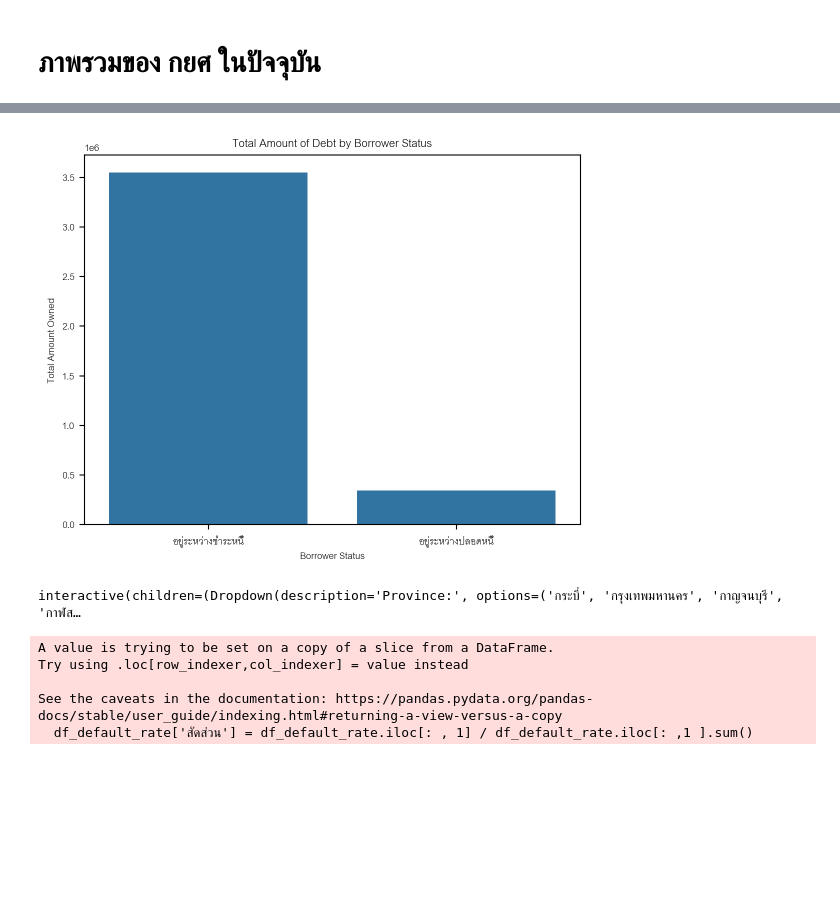
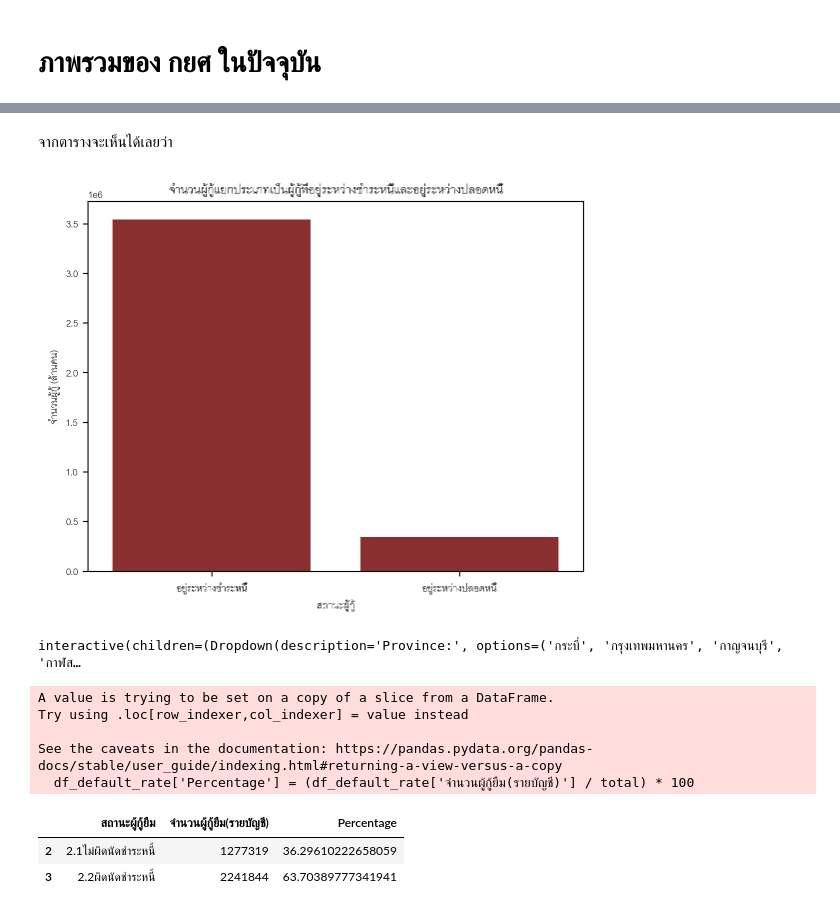
Before and after one commit to purachai-phonwisut/student-loan-analysis, a Jupyter notebook: notebook/owen.ipynb, the cells around one changed output, grey strips where cells are left out. Cells and saved outputs as stored; diff of their text form; code cells hidden in the pictures; blank space fills up the shorter version.

```diff
--- a/notebook/owen.ipynb
+++ b/notebook/owen.ipynb
@@ -173,10 +178,12 @@ Text(0.5, 1.0, 'ฮิสโตแกรมแสดงความถี่ข
+# %% [markdown]
+จากตารางจะเห็นได้เลยว่า
 # %%
-sns.barplot(data = summed_df_payer,x='สถานะผู้กู้',y='จำนวนผู้กู้')
-plt.title('Total Amount of Debt by Borrower Status')
-plt.xlabel('Borrower Status')
-plt.ylabel('Total Amount Owned')
+sns.barplot(data = summed_df_payer,x='สถานะผู้กู้',y='จำนวนผู้กู้', color="#992020")
+plt.title('จำนวนผู้กู้แยกประเภทเป็นผู้กู้ที่อยู่ระหว่างชำระหนี้และอยู่ระหว่างปลอดหนี้')
+plt.xlabel('สถานะผู้กู้')
+plt.ylabel('จำนวนผู้กู้ (ล้านคน)')
 
 plt.show()
 # %% [output]
-[figure, old version]
+[figure, new version]
 # %%
@@ -227,10 +224,19 @@ interactive(children=(Dropdown(description='Province:', options=('กระบ
 # %%
 df_status = df_status[['สถานะผู้กู้ยืม','จำนวนผู้กู้ยืม(รายบัญชี)']]
 df_default_rate = df_status.iloc[[2,3], :]
-df_default_rate['สัดส่วน'] = df_default_rate.iloc[: , 1] / df_default_rate.iloc[: ,1 ].sum()
+
+# Calculate the total
+total = df_default_rate['จำนวนผู้กู้ยืม(รายบัญชี)'].sum()
+
+# Calculate the percentage for each row
+df_default_rate['Percentage'] = (df_default_rate['จำนวนผู้กู้ยืม(รายบัญชี)'] / total) * 100
+df_default_rate
 # %% [output]
 A value is trying to be set on a copy of a slice from a DataFrame.
 Try using .loc[row_indexer,col_indexer] = value instead
 
 See the caveats in the documentation: https://pandas.pydata.org/pandas-docs/stable/user_guide/indexing.html#returning-a-view-versus-a-copy
-  df_default_rate['สัดส่วน'] = df_default_rate.iloc[: , 1] / df_default_rate.iloc[: ,1 ].sum()
+  df_default_rate['Percentage'] = (df_default_rate['จำนวนผู้กู้ยืม(รายบัญชี)'] / total) * 100
+|  | สถานะผู้กู้ยืม | จำนวนผู้กู้ยืม(รายบัญชี) | Percentage |
+| 2 | 2.1ไม่ผิดนัดชำระหนี้ | 1277319 | 36.29610222658059 |
+| 3 | 2.2ผิดนัดชำระหนี้ | 2241844 | 63.70389777341941 |
```
Also changed, not shown: parts of 21 cells of this notebook.
